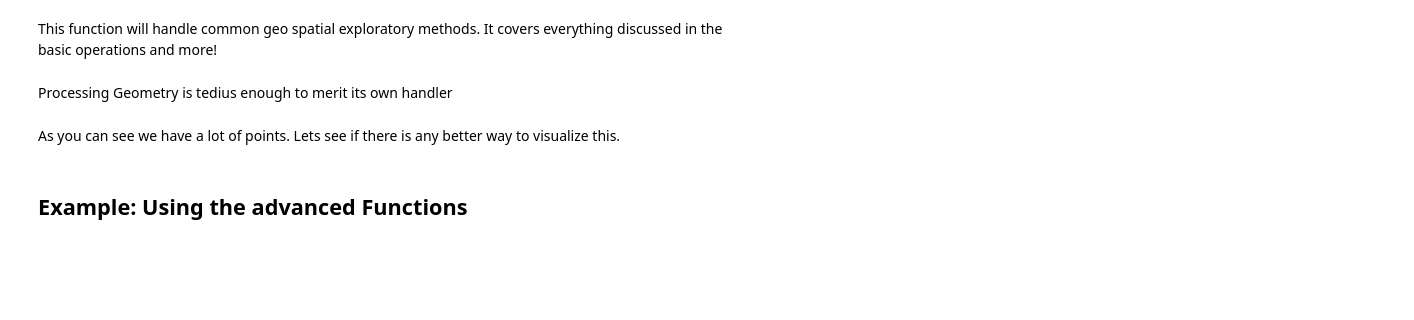
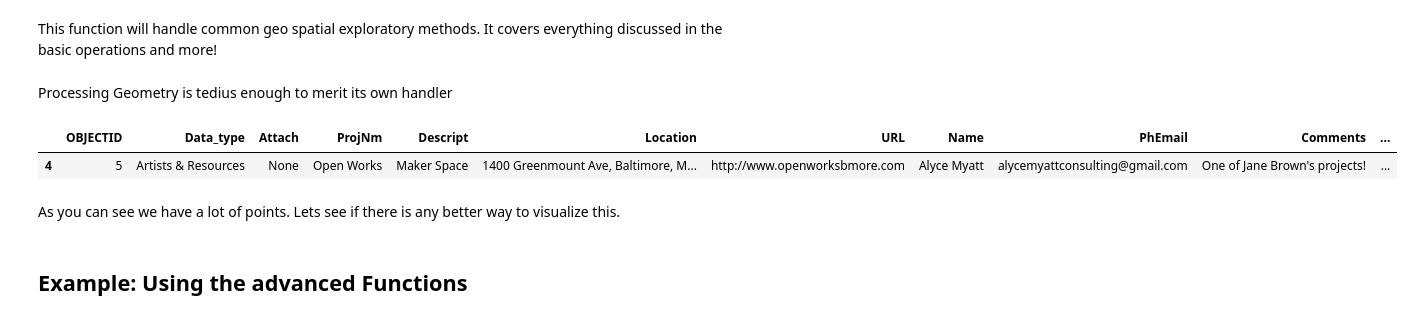
Before and after one commit to BNIA/dataplay, a Jupyter notebook: notebooks/03_Map_Basics_Intake_and_Operations.ipynb, the cells around one changed output. Drawn from its saved outputs; the diff is of its cells as text; code cells hidden in the pictures; blank space fills up the shorter version.

```diff
--- a/notebooks/03_Map_Basics_Intake_and_Operations.ipynb
+++ b/notebooks/03_Map_Basics_Intake_and_Operations.ipynb
@@ -1287,0 +1352,5 @@ def readInGeometryData(url=False, porg=False, geom=False, lat=False, lng=False,
+# %%
+geoloom_w_csas.head(1)
+# %% [output]
+|  | OBJECTID | Data_type | Attach | ProjNm | Descript | Location | URL | Name | PhEmail | Comments | ... |
+| 4 | 5 | Artists & Resources | None | Open Works | Maker Space | 1400 Greenmount Ave, Baltimore, M... | http://www.openworksbmore.com | Alyce Myatt | alycemyattconsulting@gmail.com | One of Jane Brown's projects! | ... |
```
Also changed, not shown: parts of 34 cells of this notebook, 3 other files.
